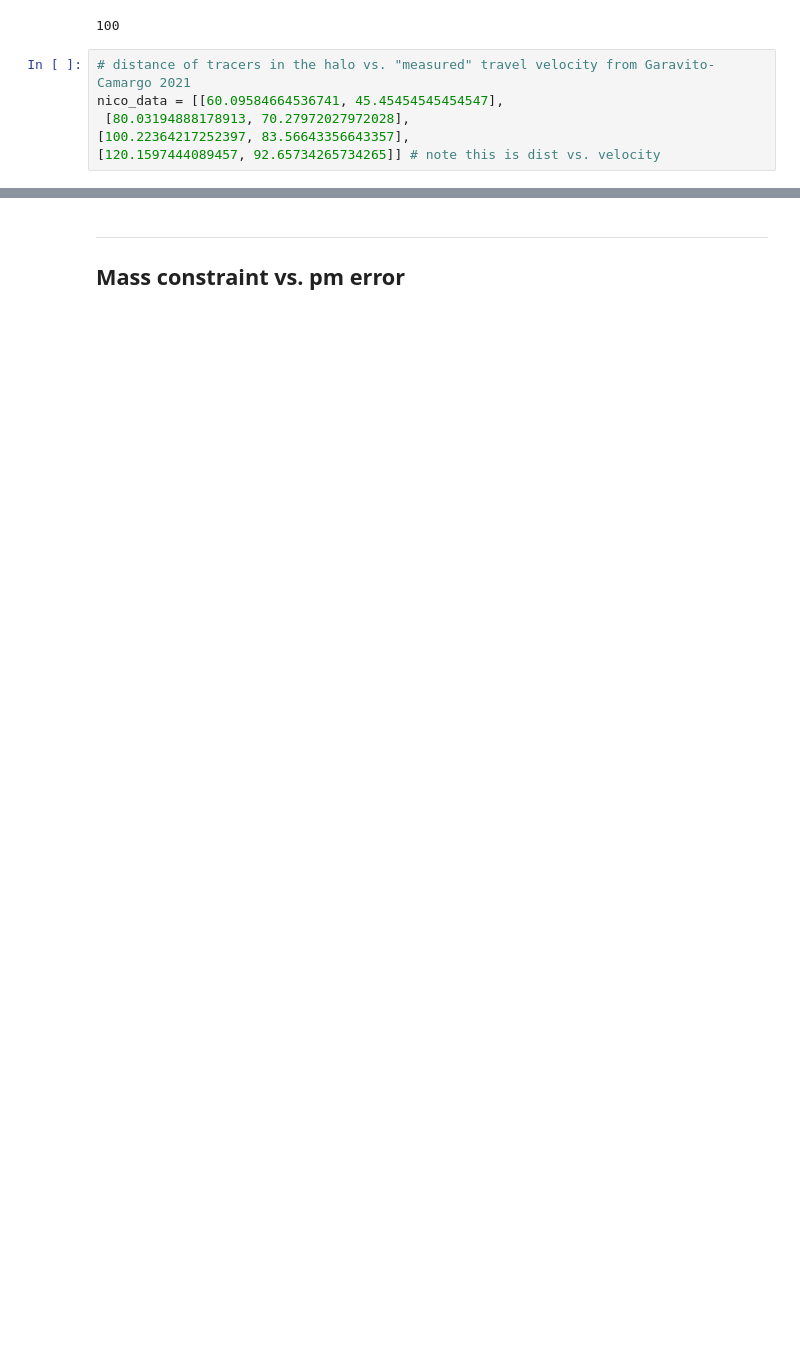
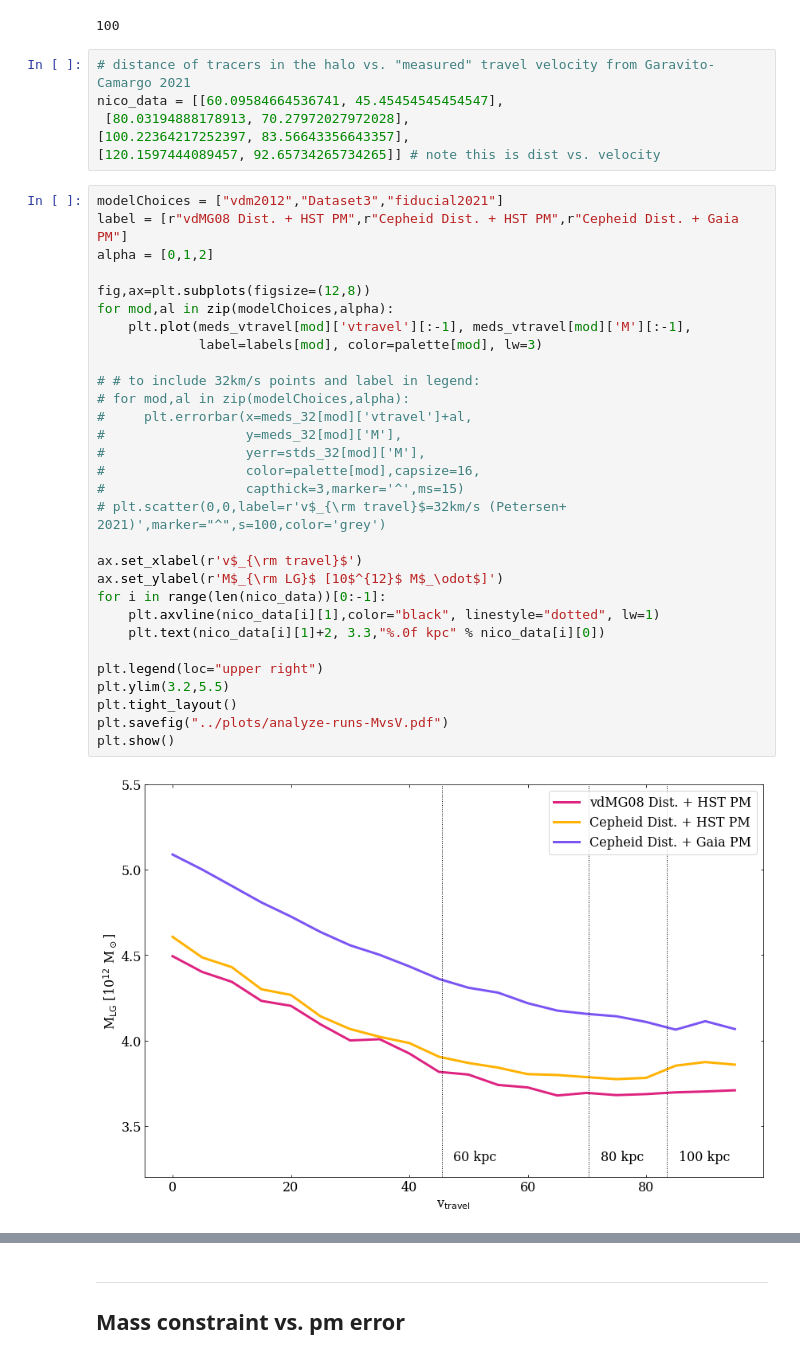
Before and after one commit to katiechambe/yellowCard, a Jupyter notebook: notebooks/pymc3-analyze-runs.ipynb, the cells around one changed output, grey strips where cells are left out. Saved outputs shown, nothing was run; the diff lists cells and outputs as text; blank space fills up the shorter version.

```diff
--- a/notebooks/pymc3-analyze-runs.ipynb
+++ b/notebooks/pymc3-analyze-runs.ipynb
@@ -243,6 +256,38 @@ nico_data = [[60.09584664536741, 45.45454545454547],
  [80.03194888178913, 70.27972027972028],
 [100.22364217252397, 83.56643356643357],
 [120.1597444089457, 92.65734265734265]] # note this is dist vs. velocity
+# %%
+modelChoices = ["vdm2012","Dataset3","fiducial2021"]
+label = [r"vdMG08 Dist. + HST PM",r"Cepheid Dist. + HST PM",r"Cepheid Dist. + Gaia PM"]
+alpha = [0,1,2]
+
+fig,ax=plt.subplots(figsize=(12,8))
+for mod,al in zip(modelChoices,alpha):
+    plt.plot(meds_vtravel[mod]['vtravel'][:-1], meds_vtravel[mod]['M'][:-1],
+             label=labels[mod], color=palette[mod], lw=3)
+
+# # to include 32km/s points and label in legend:
+# for mod,al in zip(modelChoices,alpha):
+#     plt.errorbar(x=meds_32[mod]['vtravel']+al,
+#                  y=meds_32[mod]['M'],
+#                  yerr=stds_32[mod]['M'],
+#                  color=palette[mod],capsize=16,
+#                  capthick=3,marker='^',ms=15)
+# plt.scatter(0,0,label=r'v$_{\rm travel}$=32km/s (Petersen+ 2021)',marker="^",s=100,color='grey')
+
+ax.set_xlabel(r'v$_{\rm travel}$')
+ax.set_ylabel(r'M$_{\rm LG}$ [10$^{12}$ M$_\odot$]')
+for i in range(len(nico_data))[0:-1]:
+    plt.axvline(nico_data[i][1],color="black", linestyle="dotted", lw=1)
+    plt.text(nico_data[i][1]+2, 3.3,"%.0f kpc" % nico_data[i][0])
+
+plt.legend(loc="upper right")
+plt.ylim(3.2,5.5)
+plt.tight_layout()
+plt.savefig("../plots/analyze-runs-MvsV.pdf")
+plt.show()
+# %% [output]
+[figure, added]
 # %%
 modelChoices = ["vdm2012","Dataset3","fiducial2021"]
 label = [r"vdMG08 Dist. + HST PM",r"Cepheid Dist. + HST PM",r"Cepheid Dist. + Gaia PM"]
```
Also changed, not shown: parts of 17 cells of this notebook, 1 other file.
